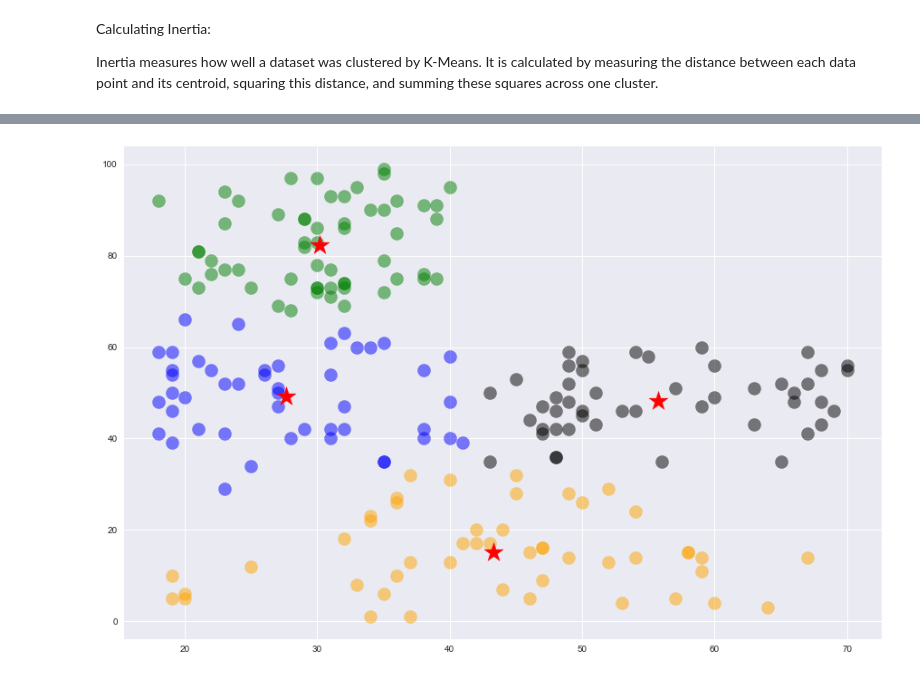
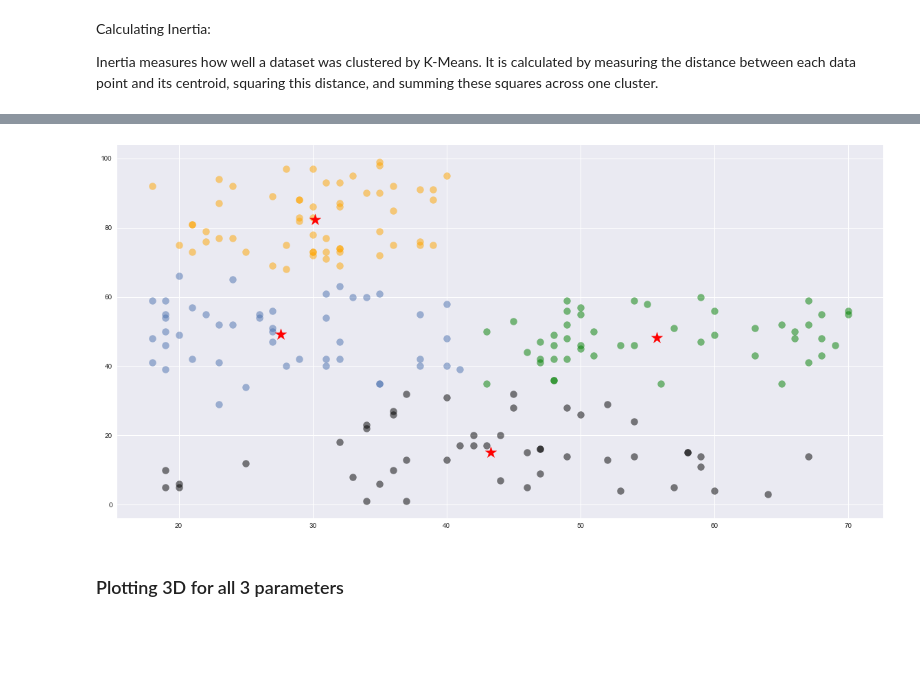
Before and after one commit to ThejakaSEP/CustomerSegmentation, a Jupyter notebook: CustomerSegmentation.ipynb, the cells around one changed output, grey strips where cells are left out. Cells and saved outputs as stored; diff of their text form; code cells hidden in the pictures; blank space fills up the shorter version.

```diff
--- a/CustomerSegmentation.ipynb
+++ b/CustomerSegmentation.ipynb
@@ -89,0 +87,5 @@ df.groupby('Gender').size().plot(kind='pie', autopct='%.2f')
+# %%
+# df.groupby('Gender').size().plot(kind='pie', autopct='%.2f')
+plt.style.use("seaborn")
+plt.pie(df.groupby('Gender').size(),autopct='%1.0f%%',textprops={'fontsize': 14})
+plt.legend(['Male','Female'], loc=3,prop={'size': 14})
@@ -105,5 +112,6 @@ plt.figure(1 , figsize = (15 ,6))
 plt.plot(np.arange(1 , 11) , inertia , 'o')
 plt.plot(np.arange(1 , 11) , inertia , '-' , alpha = 0.5)
 plt.xlabel('Number of Clusters') , plt.ylabel('Inertia')
+plt.style.use("seaborn")
 plt.show()
 # %% [output]
@@ -144,18 +156,20 @@ df.head()
 # %%
 df1 = df[df.Cluster==0]
 df2 = df[df.Cluster==1]
 df3 = df[df.Cluster==2]
 df4 = df[df.Cluster==3]
 
-plt.figure(figsize=(15, 10))
+plt.figure(figsize=(20, 10))
 plt.style.use("seaborn")
-plt.scatter(x = 'Age' , y = 'Spending Score (1-100)' ,data = df1,color = 'green',s=200,alpha = 0.5)
-plt.scatter(x = 'Age' , y = 'Spending Score (1-100)' ,data = df2,color = 'orange',s=200,alpha = 0.5)
-plt.scatter(x = 'Age' , y = 'Spending Score (1-100)' ,data = df3,color = 'black',s=200,alpha = 0.5)
-plt.scatter(x = 'Age' , y = 'Spending Score (1-100)' ,data = df4,color = 'blue',s=200,alpha = 0.5)
-plt.scatter(km.cluster_centers_[:,0],km.cluster_centers_[:,1],color='red',marker="*",s=500)
+plt.scatter(x = 'Age' , y = 'Spending Score (1-100)' ,data = df1,color = 'green',s=100,alpha = 0.5)
+plt.scatter(x = 'Age' , y = 'Spending Score (1-100)' ,data = df2,color = 'orange',s=100,alpha = 0.5)
+plt.scatter(x = 'Age' , y = 'Spending Score (1-100)' ,data = df3,color = 'black',s=100,alpha = 0.5)
+plt.scatter(x = 'Age' , y = 'Spending Score (1-100)' ,data = df4,s=100,alpha = 0.5)
+plt.scatter(km.cluster_centers_[:,0],km.cluster_centers_[:,1],color='red',marker="*",s=300)
 
 ax = plt.gca()
 # ax.set_facecolor('black')
 # %% [output]
-[figure, old version]
+[figure, new version]
+# %% [markdown]
+### Plotting 3D for all 3 parameters
```
Also changed, not shown: parts of 17 cells of this notebook.
